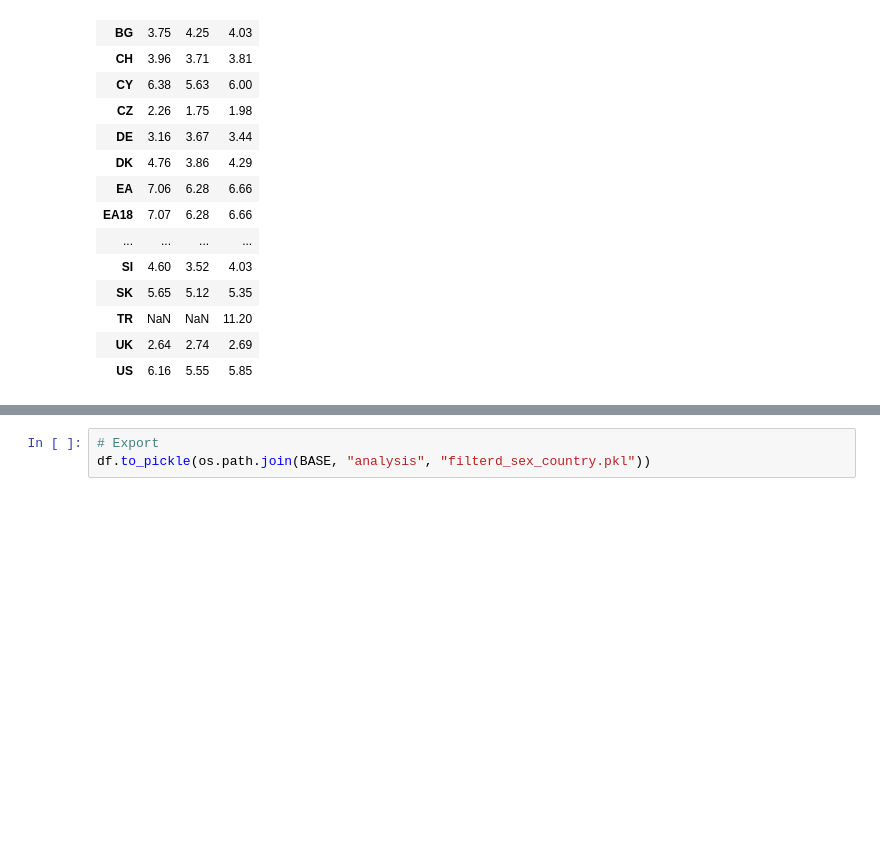
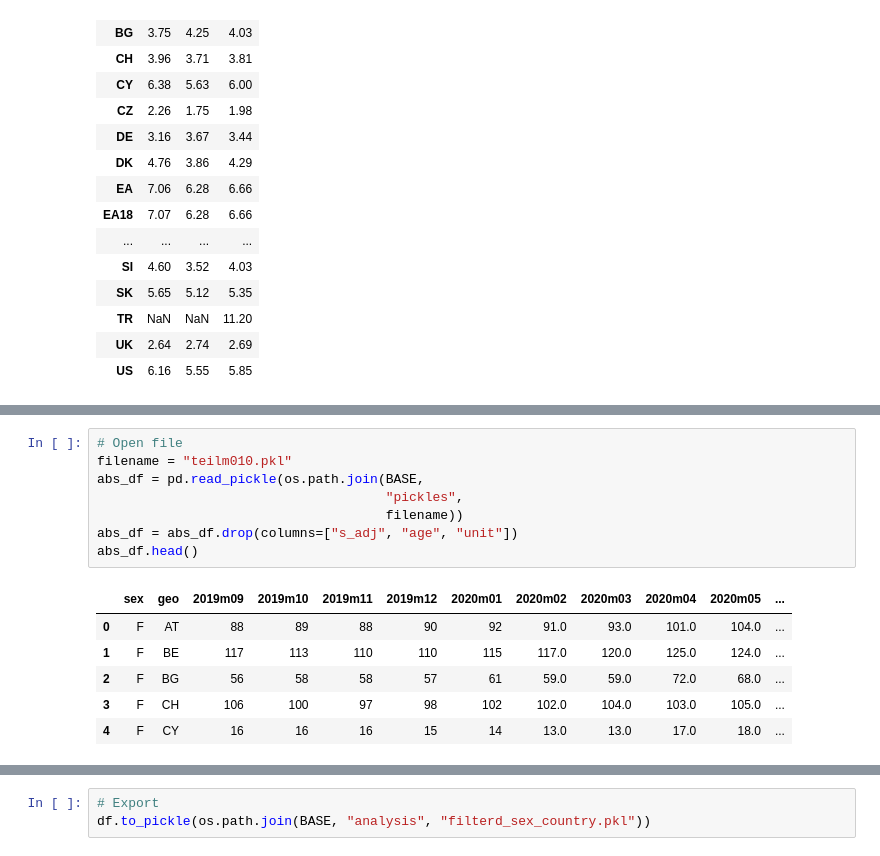
Before and after one commit to Malonk/unemployment_stats, a Jupyter notebook: notebooks/filter_for_sex.ipynb, the cells around one changed output, grey strips where cells are left out. Saved outputs shown, nothing was run; the diff lists cells and outputs as text; blank space fills up the shorter version.

```diff
--- a/notebooks/filter_for_sex.ipynb
+++ b/notebooks/filter_for_sex.ipynb
@@ -59,0 +63,15 @@ df
+# %%
+# Open file
+filename = "teilm010.pkl"
+abs_df = pd.read_pickle(os.path.join(BASE,
+                                     "pickles",
+                                     filename))
+abs_df = abs_df.drop(columns=["s_adj", "age", "unit"])
+abs_df.head()
+# %% [output]
+|  | sex | geo | 2019m09 | 2019m10 | 2019m11 | 2019m12 | 2020m01 | 2020m02 | 2020m03 | 2020m04 | 2020m05 | ... |
+| 0 | F | AT | 88 | 89 | 88 | 90 | 92 | 91.0 | 93.0 | 101.0 | 104.0 | ... |
+| 1 | F | BE | 117 | 113 | 110 | 110 | 115 | 117.0 | 120.0 | 125.0 | 124.0 | ... |
+| 2 | F | BG | 56 | 58 | 58 | 57 | 61 | 59.0 | 59.0 | 72.0 | 68.0 | ... |
+| 3 | F | CH | 106 | 100 | 97 | 98 | 102 | 102.0 | 104.0 | 103.0 | 105.0 | ... |
+| 4 | F | CY | 16 | 16 | 16 | 15 | 14 | 13.0 | 13.0 | 17.0 | 18.0 | ... |
```
Also changed, not shown: parts of 5 cells of this notebook.
